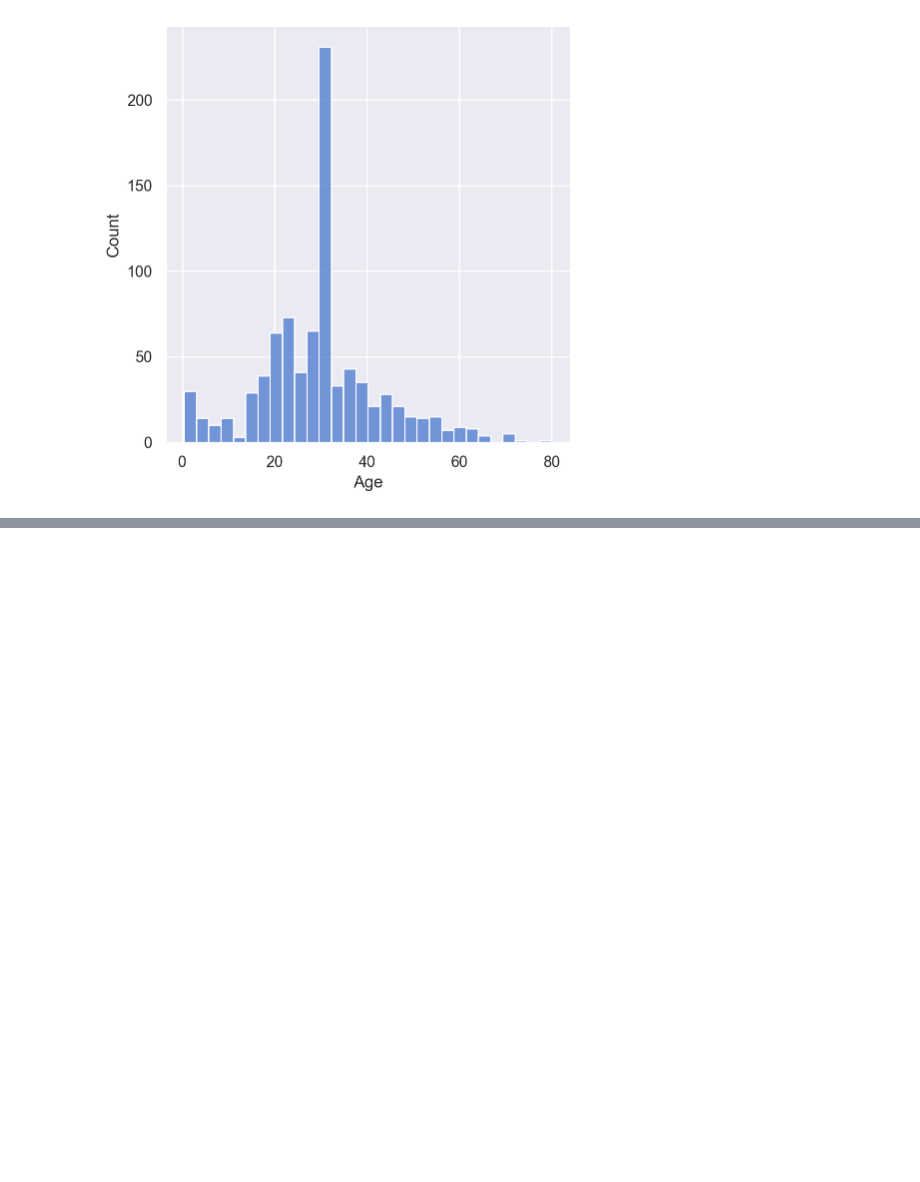
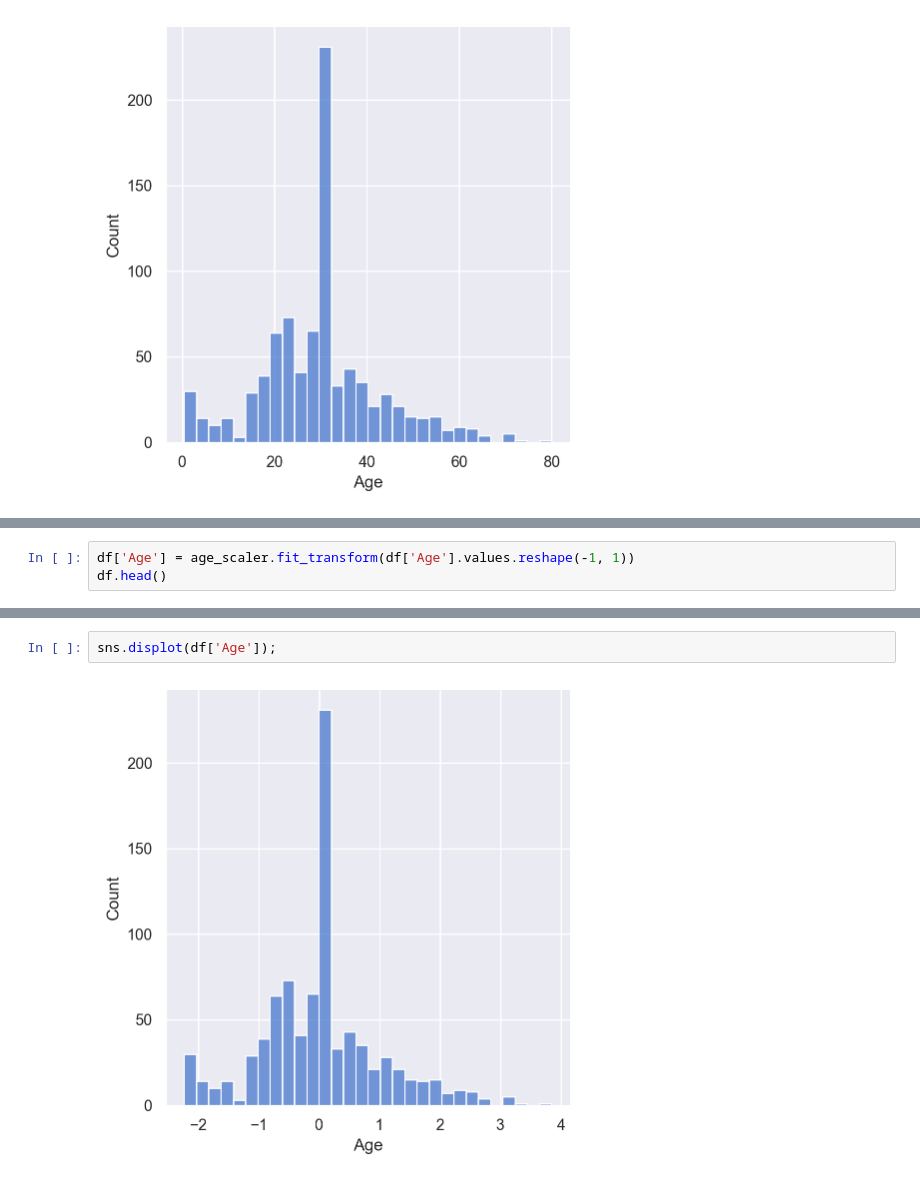
Before and after one commit to pNatTueku/basicPython, a Jupyter notebook: data_preparation_titanic_data.ipynb, the cells around one changed output, grey strips where cells are left out. Drawn from its saved outputs; the diff is of its cells as text; blank space fills up the shorter version.

```diff
--- a/data_preparation_titanic_data.ipynb
+++ b/data_preparation_titanic_data.ipynb
@@ -453,0 +461,3 @@ sns.boxplot(df['Age'], showmeans = True)
+# %%
+df['Age'] = age_scaler.fit_transform(df['Age'].values.reshape(-1, 1))
+df.head()
@@ -453,0 +471,4 @@ sns.boxplot(df['Age'], showmeans = True)
+# %%
+sns.displot(df['Age']);
+# %% [output]
+[figure, added]
```
Also changed, not shown: parts of 25 cells of this notebook, 1 other file.
